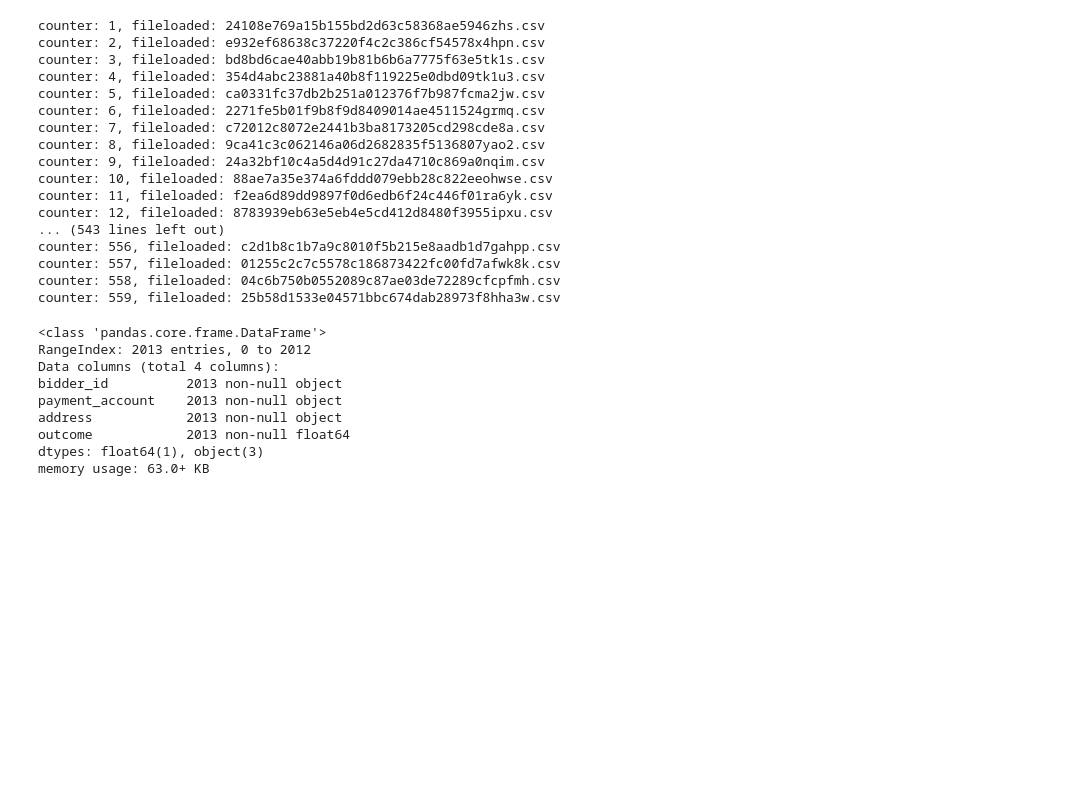
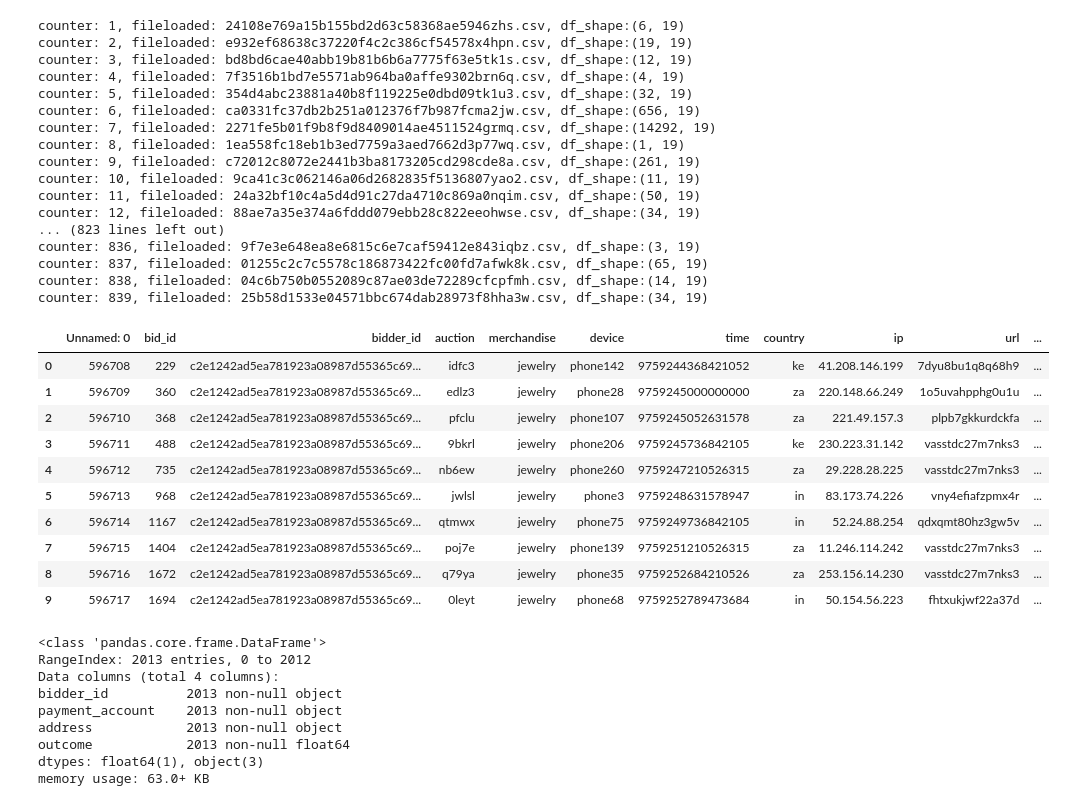
Before and after one commit to luisfisherjr/CS4661-PROJECT, a Jupyter notebook: loading-split-on-user-preprocessing.ipynb, the cells around one changed output. Drawn from its saved outputs; the diff is of its cells as text; code cells hidden in the pictures; blank space fills up the shorter version.

```diff
--- a/loading-split-on-user-preprocessing.ipynb
+++ b/loading-split-on-user-preprocessing.ipynb
@@ -13,23 +13,25 @@ for file in files:
 
     count += 1
 
-    user_map[file.split(".")[0]] = pd.read_csv(path + file)
-    print('counter: {}, fileloaded: {}'.format(count, file))
+    user_id = file.split(".")[0]
+
+    user_map[user_id] = pd.read_csv(path + file)
+    print('counter: {}, fileloaded: {}, df_shape:{}'.format(count, file, user_map[user_id].shape))
 # %% [output]
-counter: 1, fileloaded: 24108e769a15b155bd2d63c58368ae5946zhs.csv
-counter: 2, fileloaded: e932ef68638c37220f4c2c386cf54578x4hpn.csv
-counter: 3, fileloaded: bd8bd6cae40abb19b81b6b6a7775f63e5tk1s.csv
-counter: 4, fileloaded: 354d4abc23881a40b8f119225e0dbd09tk1u3.csv
-counter: 5, fileloaded: ca0331fc37db2b251a012376f7b987fcma2jw.csv
-counter: 6, fileloaded: 2271fe5b01f9b8f9d8409014ae4511524grmq.csv
-counter: 7, fileloaded: c72012c8072e2441b3ba8173205cd298cde8a.csv
-counter: 8, fileloaded: 9ca41c3c062146a06d2682835f5136807yao2.csv
-counter: 9, fileloaded: 24a32bf10c4a5d4d91c27da4710c869a0nqim.csv
-counter: 10, fileloaded: 88ae7a35e374a6fddd079ebb28c822eeohwse.csv
-counter: 11, fileloaded: f2ea6d89dd9897f0d6edb6f24c446f01ra6yk.csv
-counter: 12, fileloaded: 8783939eb63e5eb4e5cd412d8480f3955ipxu.csv
-... (543 lines left out)
-counter: 556, fileloaded: c2d1b8c1b7a9c8010f5b215e8aadb1d7gahpp.csv
-counter: 557, fileloaded: 01255c2c7c5578c186873422fc00fd7afwk8k.csv
-counter: 558, fileloaded: 04c6b750b0552089c87ae03de72289cfcpfmh.csv
-counter: 559, fileloaded: 25b58d1533e04571bbc674dab28973f8hha3w.csv
+counter: 1, fileloaded: 24108e769a15b155bd2d63c58368ae5946zhs.csv, df_shape:(6, 19)
+counter: 2, fileloaded: e932ef68638c37220f4c2c386cf54578x4hpn.csv, df_shape:(19, 19)
+counter: 3, fileloaded: bd8bd6cae40abb19b81b6b6a7775f63e5tk1s.csv, df_shape:(12, 19)
+counter: 4, fileloaded: 7f3516b1bd7e5571ab964ba0affe9302brn6q.csv, df_shape:(4, 19)
+counter: 5, fileloaded: 354d4abc23881a40b8f119225e0dbd09tk1u3.csv, df_shape:(32, 19)
+counter: 6, fileloaded: ca0331fc37db2b251a012376f7b987fcma2jw.csv, df_shape:(656, 19)
+counter: 7, fileloaded: 2271fe5b01f9b8f9d8409014ae4511524grmq.csv, df_shape:(14292, 19)
+counter: 8, fileloaded: 1ea558fc18eb1b3ed7759a3aed7662d3p77wq.csv, df_shape:(1, 19)
+counter: 9, fileloaded: c72012c8072e2441b3ba8173205cd298cde8a.csv, df_shape:(261, 19)
+counter: 10, fileloaded: 9ca41c3c062146a06d2682835f5136807yao2.csv, df_shape:(11, 19)
+counter: 11, fileloaded: 24a32bf10c4a5d4d91c27da4710c869a0nqim.csv, df_shape:(50, 19)
+counter: 12, fileloaded: 88ae7a35e374a6fddd079ebb28c822eeohwse.csv, df_shape:(34, 19)
+... (823 lines left out)
+counter: 836, fileloaded: 9f7e3e648ea8e6815c6e7caf59412e843iqbz.csv, df_shape:(3, 19)
+counter: 837, fileloaded: 01255c2c7c5578c186873422fc00fd7afwk8k.csv, df_shape:(65, 19)
+counter: 838, fileloaded: 04c6b750b0552089c87ae03de72289cfcpfmh.csv, df_shape:(14, 19)
+counter: 839, fileloaded: 25b58d1533e04571bbc674dab28973f8hha3w.csv, df_shape:(34, 19)
@@ -40,3 +38,18 @@ df_bids = pd.read_csv('bids.csv')
+# %%
+df = user_map['c2e1242ad5ea781923a08987d55365c69fii7']
+df.head(10)
+# %% [output]
+|  | Unnamed: 0 | bid_id | bidder_id | auction | merchandise | device | time | country | ip | url | ... |
+| 0 | 596708 | 229 | c2e1242ad5ea781923a08987d55365c69... | idfc3 | jewelry | phone142 | 9759244368421052 | ke | 41.208.146.199 | 7dyu8bu1q8q68h9 | ... |
+| 1 | 596709 | 360 | c2e1242ad5ea781923a08987d55365c69... | edlz3 | jewelry | phone28 | 9759245000000000 | za | 220.148.66.249 | 1o5uvahpphg0u1u | ... |
+| 2 | 596710 | 368 | c2e1242ad5ea781923a08987d55365c69... | pfclu | jewelry | phone107 | 9759245052631578 | za | 221.49.157.3 | plpb7gkkurdckfa | ... |
+| 3 | 596711 | 488 | c2e1242ad5ea781923a08987d55365c69... | 9bkrl | jewelry | phone206 | 9759245736842105 | ke | 230.223.31.142 | vasstdc27m7nks3 | ... |
+| 4 | 596712 | 735 | c2e1242ad5ea781923a08987d55365c69... | nb6ew | jewelry | phone260 | 9759247210526315 | za | 29.228.28.225 | vasstdc27m7nks3 | ... |
+| 5 | 596713 | 968 | c2e1242ad5ea781923a08987d55365c69... | jwlsl | jewelry | phone3 | 9759248631578947 | in | 83.173.74.226 | vny4efiafzpmx4r | ... |
+| 6 | 596714 | 1167 | c2e1242ad5ea781923a08987d55365c69... | qtmwx | jewelry | phone75 | 9759249736842105 | in | 52.24.88.254 | qdxqmt80hz3gw5v | ... |
+| 7 | 596715 | 1404 | c2e1242ad5ea781923a08987d55365c69... | poj7e | jewelry | phone139 | 9759251210526315 | za | 11.246.114.242 | vasstdc27m7nks3 | ... |
+| 8 | 596716 | 1672 | c2e1242ad5ea781923a08987d55365c69... | q79ya | jewelry | phone35 | 9759252684210526 | za | 253.156.14.230 | vasstdc27m7nks3 | ... |
+| 9 | 596717 | 1694 | c2e1242ad5ea781923a08987d55365c69... | 0leyt | jewelry | phone68 | 9759252789473684 | in | 50.154.56.223 | fhtxukjwf22a37d | ... |
 # %%
 pd.options.display.max_columns = None
 pd.options.display.max_rows = None
```
Also changed, not shown: parts of 4 cells of this notebook.
